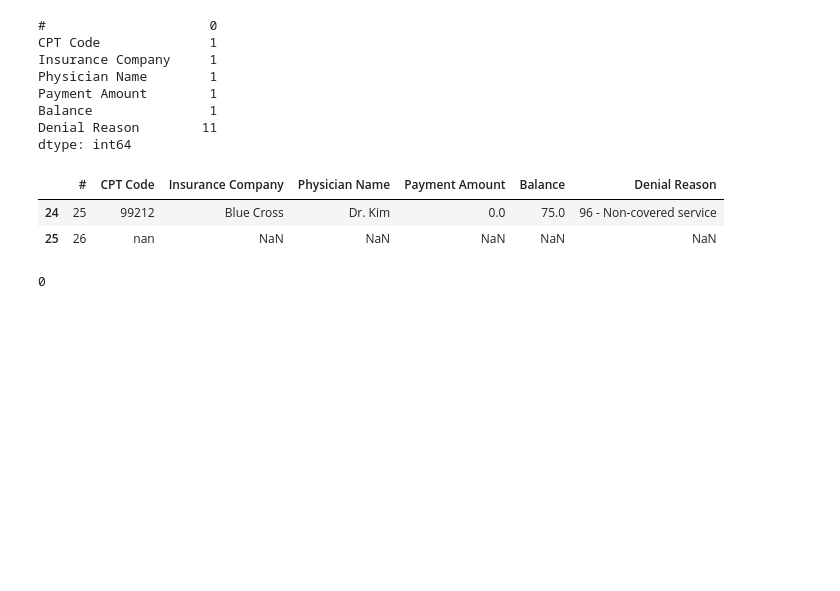
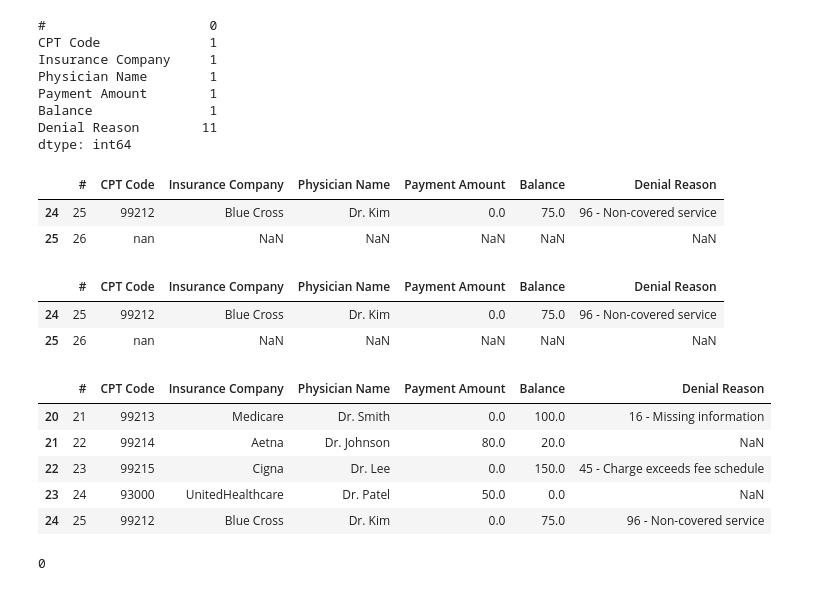
Before and after one commit to vrhsr/primrose, a Jupyter notebook: notebooks/Notebook 1.ipynb, the cells around one changed output. Cells and saved outputs as stored; diff of their text form; code cells hidden in the pictures; blank space fills up the shorter version.

```diff
--- a/notebooks/Notebook 1.ipynb
+++ b/notebooks/Notebook 1.ipynb
@@ -110,3 +117,9 @@ df["Balance"] = df["Balance"].replace('[\$,]', '', regex=True).astype(float)
+# %%
+df.tail(2)   # check last 3 rows
+# %% [output]
+|  | # | CPT Code | Insurance Company | Physician Name | Payment Amount | Balance | Denial Reason |
+| 24 | 25 | 99212 | Blue Cross | Dr. Kim | 0.0 | 75.0 | 96 - Non-covered service |
+| 25 | 26 | nan | NaN | NaN | NaN | NaN | NaN |
 # %%
 df = df[~((df["Insurance Company"] == "Unknown") & (df["Physician Name"] == "Unknown"))].reset_index(drop=True)
 # %%
@@ -118,3 +135,12 @@ df.tail(2)   # check last 3 rows
+# %%
+df.tail()
+# %% [output]
+|  | # | CPT Code | Insurance Company | Physician Name | Payment Amount | Balance | Denial Reason |
+| 20 | 21 | 99213 | Medicare | Dr. Smith | 0.0 | 100.0 | 16 - Missing information |
+| 21 | 22 | 99214 | Aetna | Dr. Johnson | 80.0 | 20.0 | NaN |
+| 22 | 23 | 99215 | Cigna | Dr. Lee | 0.0 | 150.0 | 45 - Charge exceeds fee schedule |
+| 23 | 24 | 93000 | UnitedHealthcare | Dr. Patel | 50.0 | 0.0 | NaN |
+| 24 | 25 | 99212 | Blue Cross | Dr. Kim | 0.0 | 75.0 | 96 - Non-covered service |
 # %%
 df.dropna()
 df = df.drop_duplicates()
```
Also changed, not shown: parts of 31 cells of this notebook, 5 other files.
